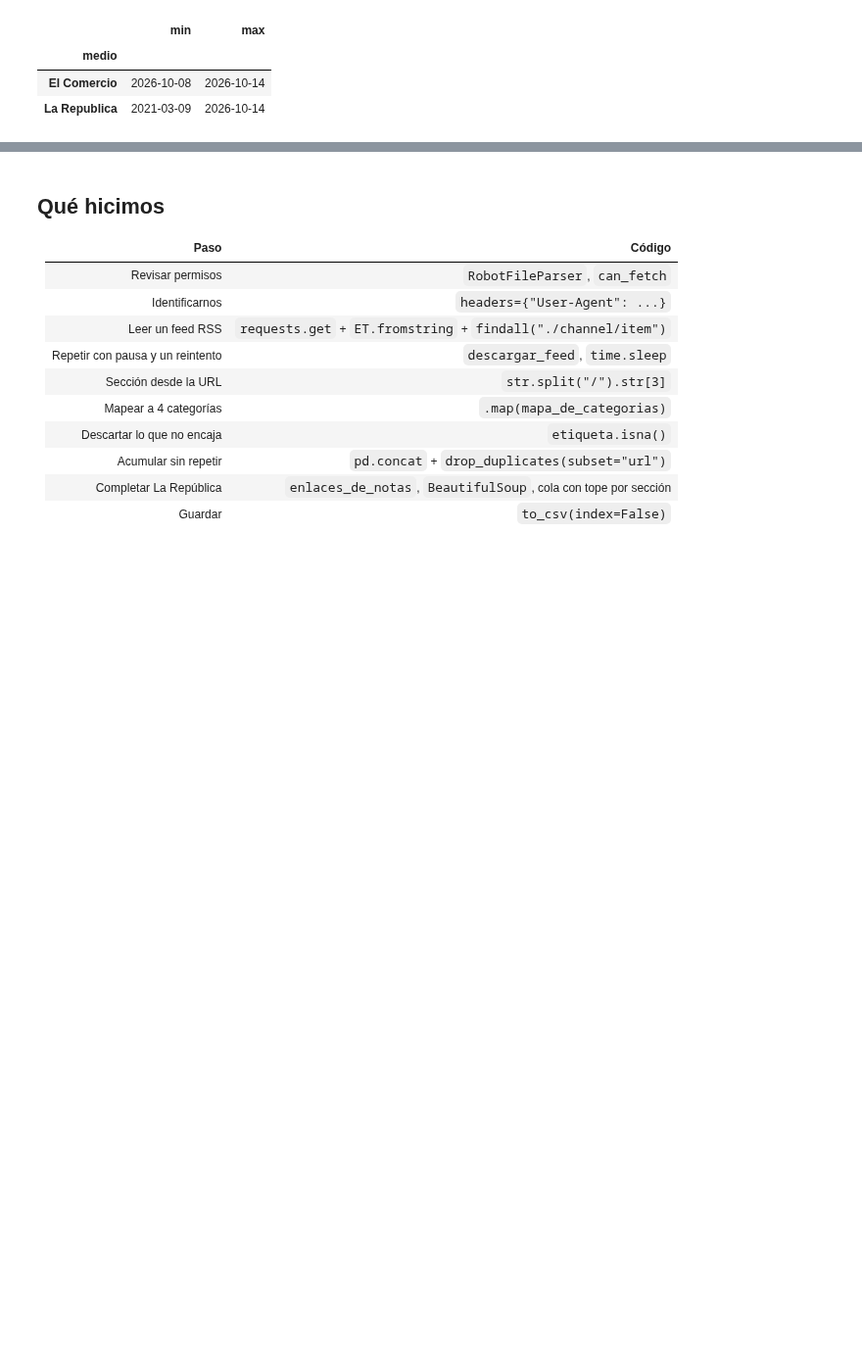
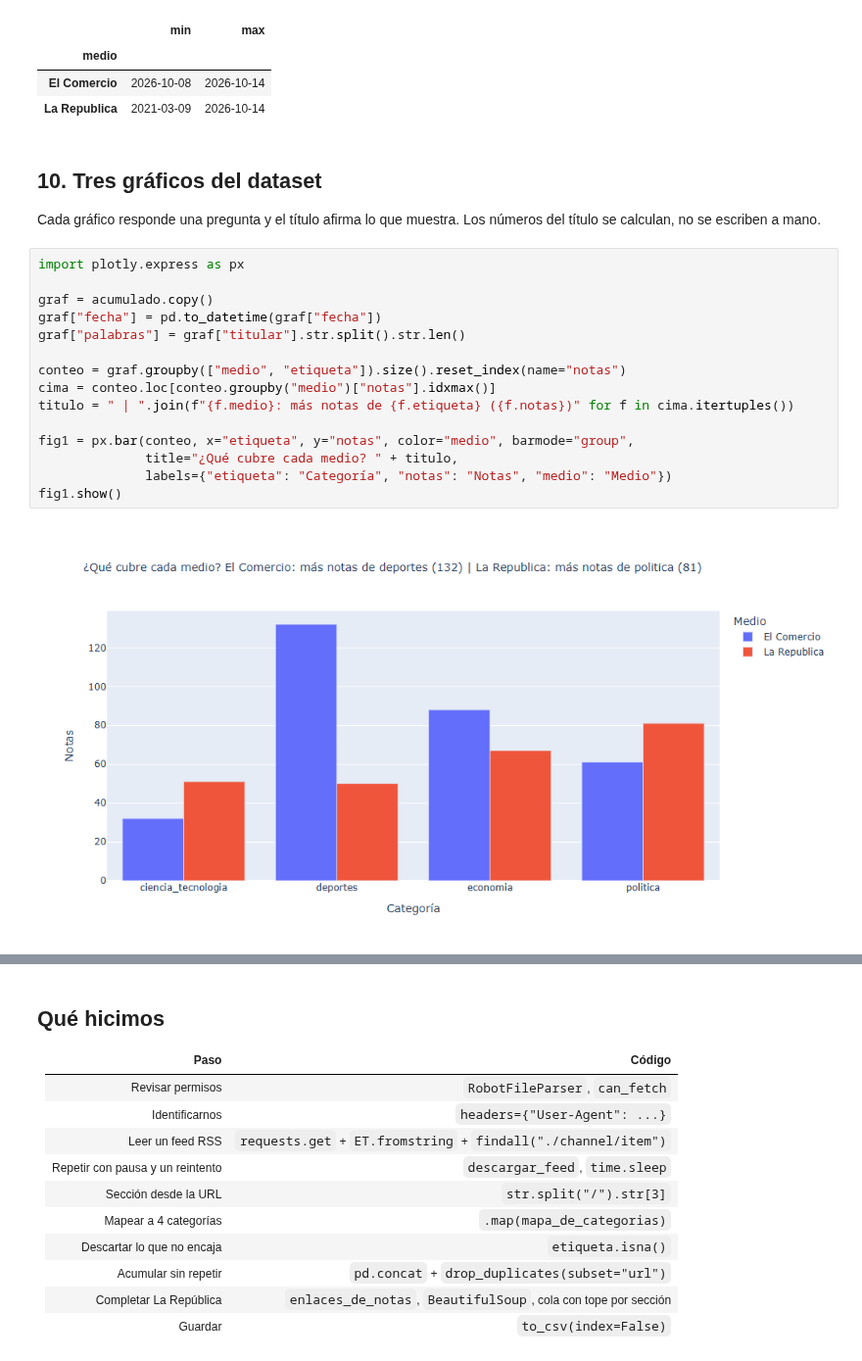
Before and after one commit to d2cml-ai/Data-Science-Python, a Jupyter notebook: tarea_1/01_recoleccion.ipynb, the cells around one changed output, grey strips where cells are left out. Shown at 98% size. Saved outputs shown, nothing was run; the diff lists cells and outputs as text; blank space fills up the shorter version.

```diff
--- a/tarea_1/01_recoleccion.ipynb
+++ b/tarea_1/01_recoleccion.ipynb
@@ -464,3 +464,24 @@ acumulado.groupby("medio")["fecha"].agg(["min", "max"])
 | medio |  |  |
 | El Comercio | 2026-10-08 | 2026-10-14 |
 | La Republica | 2021-03-09 | 2026-10-14 |
+# %% [markdown]
+## 10. Tres gráficos del dataset
+
+Cada gráfico responde una pregunta y el título afirma lo que muestra. Los números del título se calculan, no se escriben a mano.
+# %%
+import plotly.express as px
+
+graf = acumulado.copy()
+graf["fecha"] = pd.to_datetime(graf["fecha"])
+graf["palabras"] = graf["titular"].str.split().str.len()
+
+conteo = graf.groupby(["medio", "etiqueta"]).size().reset_index(name="notas")
+cima = conteo.loc[conteo.groupby("medio")["notas"].idxmax()]
+titulo = " | ".join(f"{f.medio}: más notas de {f.etiqueta} ({f.notas})" for f in cima.itertuples())
+
+fig1 = px.bar(conteo, x="etiqueta", y="notas", color="medio", barmode="group",
+              title="¿Qué cubre cada medio? " + titulo,
+              labels={"etiqueta": "Categoría", "notas": "Notas", "medio": "Medio"})
+fig1.show()
+# %% [output]
+[figure, added]
```
Also changed, not shown: parts of 9 cells of this notebook, 7 other files.
